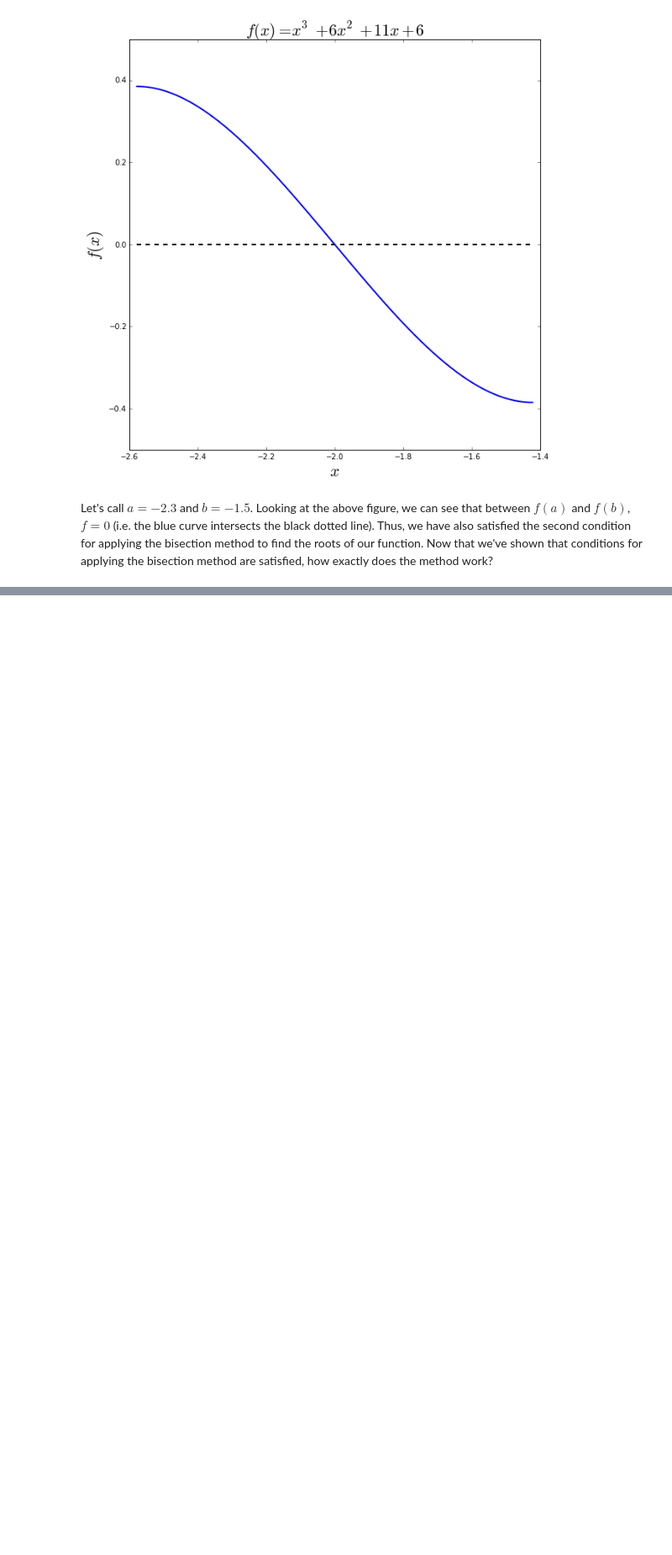
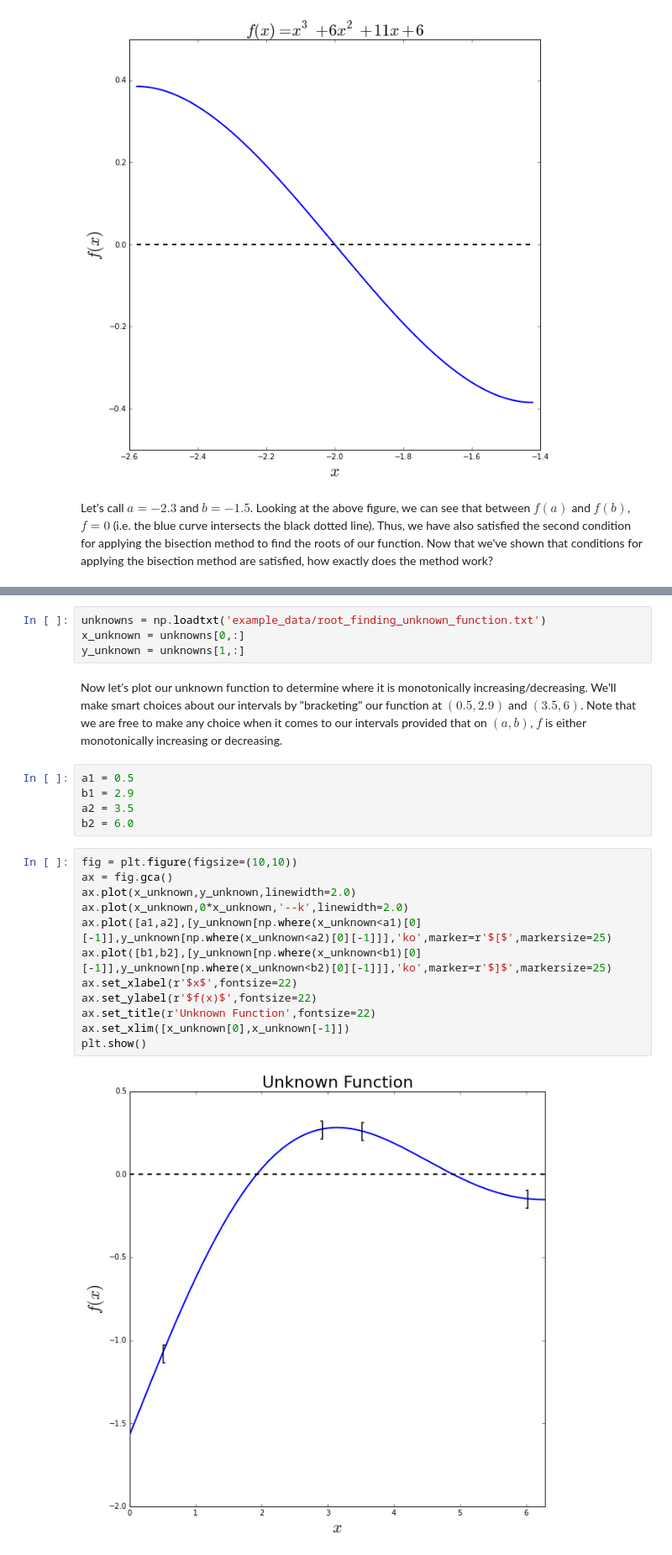
Before and after one commit to rescu/brainstorm, a Jupyter notebook: root_finding.ipynb, the cells around one changed output, grey strips where cells are left out. Shown at 84% size. Cells and saved outputs as stored; diff of their text form; blank space fills up the shorter version.

Commit message:
added bisection method function and application to unknown function section

```diff
--- a/root_finding.ipynb
+++ b/root_finding.ipynb
@@ -72,0 +213,25 @@ Let's call $a=-2.3$ and $b=-1.5$. Looking at the above figure, we can see that b
+# %%
+unknowns = np.loadtxt('example_data/root_finding_unknown_function.txt')
+x_unknown = unknowns[0,:]
+y_unknown = unknowns[1,:]
+# %% [markdown]
+Now let's plot our unknown function to determine where it is monotonically increasing/decreasing. We'll make smart choices about our intervals by "bracketing" our function at $(0.5,2.9)$ and $(3.5,6)$. Note that we are free to make any choice when it comes to our intervals provided that on $(a,b)$, $f$ is either monotonically increasing or decreasing.
+# %%
+a1 = 0.5
+b1 = 2.9
+a2 = 3.5
+b2 = 6.0
+# %%
+fig = plt.figure(figsize=(10,10))
+ax = fig.gca()
+ax.plot(x_unknown,y_unknown,linewidth=2.0)
+ax.plot(x_unknown,0*x_unknown,'--k',linewidth=2.0)
+ax.plot([a1,a2],[y_unknown[np.where(x_unknown<a1)[0][-1]],y_unknown[np.where(x_unknown<a2)[0][-1]]],'ko',marker=r'$[$',markersize=25)
+ax.plot([b1,b2],[y_unknown[np.where(x_unknown<b1)[0][-1]],y_unknown[np.where(x_unknown<b2)[0][-1]]],'ko',marker=r'$]$',markersize=25)
+ax.set_xlabel(r'$x$',fontsize=22)
+ax.set_ylabel(r'$f(x)$',fontsize=22)
+ax.set_title(r'Unknown Function',fontsize=22)
+ax.set_xlim([x_unknown[0],x_unknown[-1]])
+plt.show()
+# %% [output]
+[figure, added]
```
Also changed, not shown: parts of 13 cells of this notebook, 2 other files.
